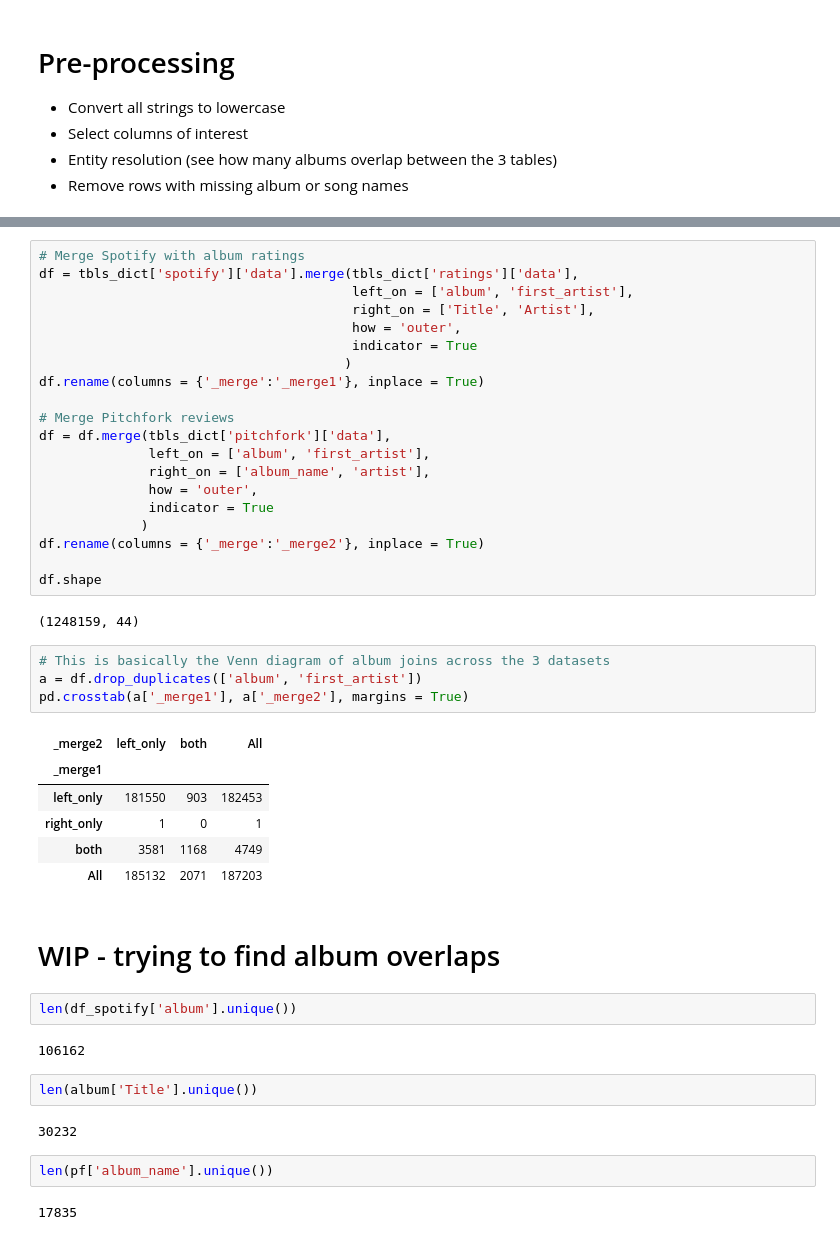
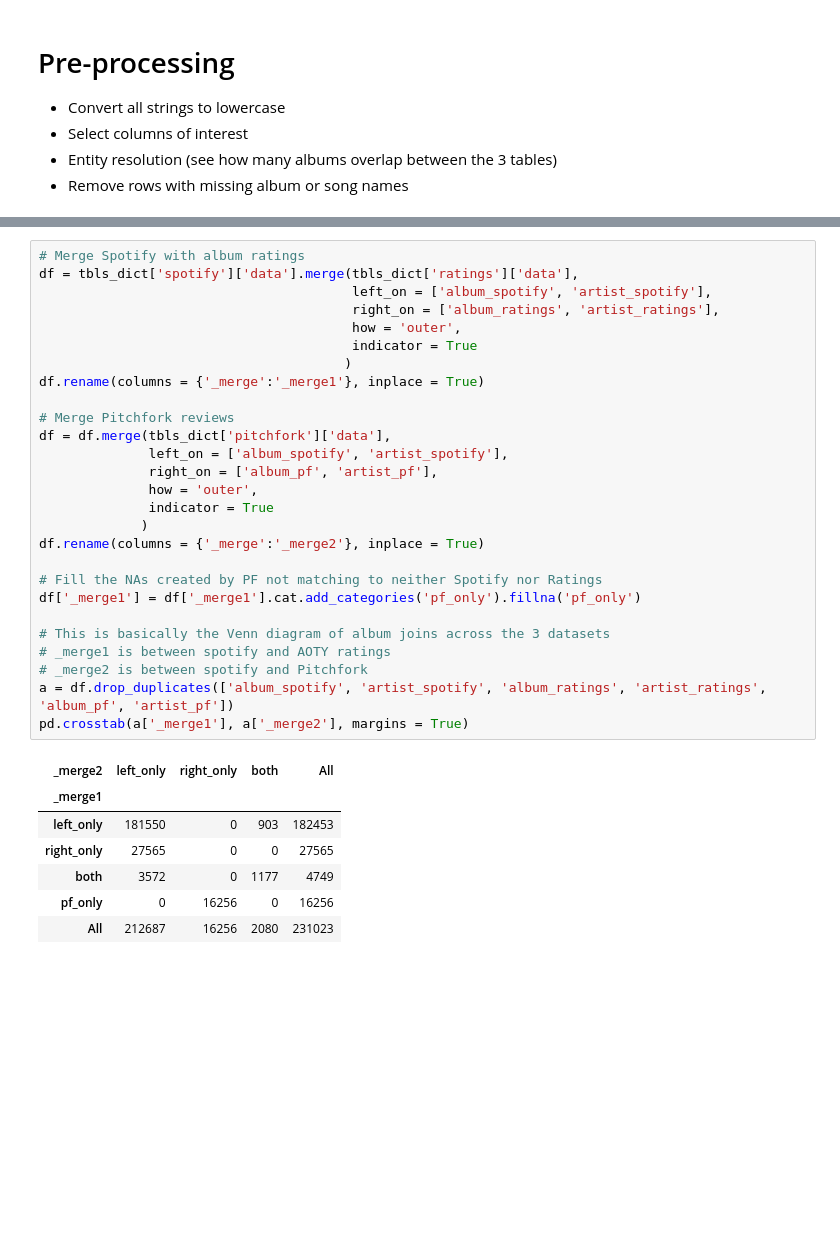
Before and after one commit to mwnachman/CIS550_Final_Project, a Jupyter notebook: DataExploration_AC.ipynb, the cells around one changed output, grey strips where cells are left out. Cells and saved outputs as stored; diff of their text form; blank space fills up the shorter version.

```diff
--- a/DataExploration_AC.ipynb
+++ b/DataExploration_AC.ipynb
@@ -211,47 +270,35 @@ tbls_dict['spotify']['data']['first_artist'] = tbls_dict['spotify']['data']['art
 # %%
 # Merge Spotify with album ratings
 df = tbls_dict['spotify']['data'].merge(tbls_dict['ratings']['data'],
-                                        left_on = ['album', 'first_artist'],
-                                        right_on = ['Title', 'Artist'],
+                                        left_on = ['album_spotify', 'artist_spotify'],
+                                        right_on = ['album_ratings', 'artist_ratings'],
                                         how = 'outer',
                                         indicator = True
                                        )
 df.rename(columns = {'_merge':'_merge1'}, inplace = True)
 
 # Merge Pitchfork reviews
 df = df.merge(tbls_dict['pitchfork']['data'],
-              left_on = ['album', 'first_artist'],
-              right_on = ['album_name', 'artist'],
+              left_on = ['album_spotify', 'artist_spotify'],
+              right_on = ['album_pf', 'artist_pf'],
               how = 'outer',
               indicator = True
              )
 df.rename(columns = {'_merge':'_merge2'}, inplace = True)
 
-df.shape
+# Fill the NAs created by PF not matching to neither Spotify nor Ratings
+df['_merge1'] = df['_merge1'].cat.add_categories('pf_only').fillna('pf_only')
+
+# This is basically the Venn diagram of album joins across the 3 datasets
+# _merge1 is between spotify and AOTY ratings
+# _merge2 is between spotify and Pitchfork
+a = df.drop_duplicates(['album_spotify', 'artist_spotify', 'album_ratings', 'artist_ratings', 'album_pf', 'artist_pf'])
+pd.crosstab(a['_merge1'], a['_merge2'], margins = True)
 # %% [output]
-(1248159, 44)
+| _merge2 | left_only | right_only | both | All |
+| _merge1 |  |  |  |  |
+| left_only | 181550 | 0 | 903 | 182453 |
+| right_only | 27565 | 0 | 0 | 27565 |
+| both | 3572 | 0 | 1177 | 4749 |
+| pf_only | 0 | 16256 | 0 | 16256 |
+| All | 212687 | 16256 | 2080 | 231023 |
-# %%
-# This is basically the Venn diagram of album joins across the 3 datasets
-a = df.drop_duplicates(['album', 'first_artist'])
-pd.crosstab(a['_merge1'], a['_merge2'], margins = True)
-# %% [output]
-| _merge2 | left_only | both | All |
-| _merge1 |  |  |  |
-| left_only | 181550 | 903 | 182453 |
-| right_only | 1 | 0 | 1 |
-| both | 3581 | 1168 | 4749 |
-| All | 185132 | 2071 | 187203 |
-# %% [markdown]
-# WIP - trying to find album overlaps
-# %%
-len(df_spotify['album'].unique())
-# %% [output]
-106162
-# %%
-len(album['Title'].unique())
-# %% [output]
-30232
-# %%
-len(pf['album_name'].unique())
-# %% [output]
-17835
```
Also changed, not shown: parts of 8 cells of this notebook.
